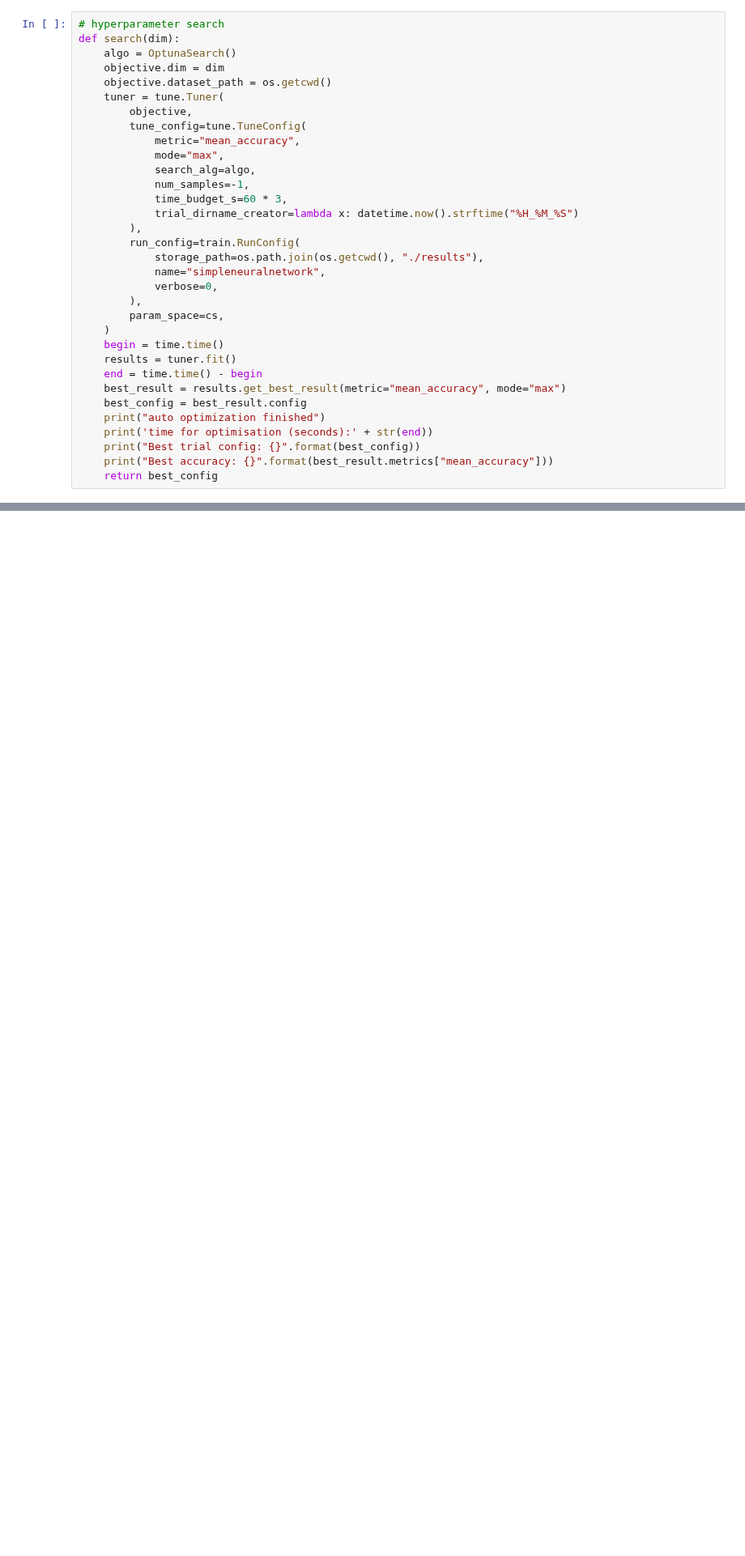
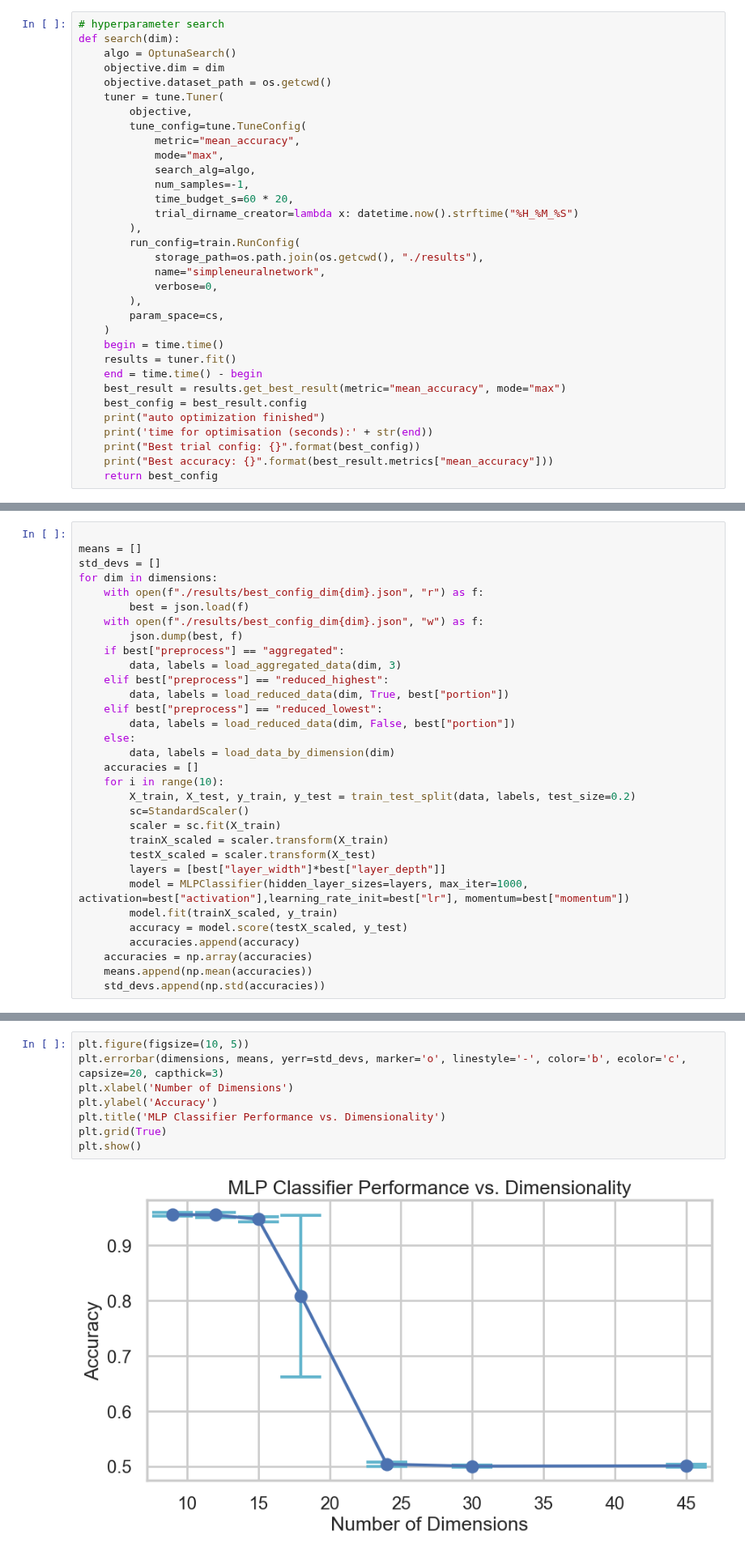
Before and after one commit to Daniel4078/COMP70015-MML-coursework, a Jupyter notebook: SimpleNeuralNetwork.ipynb, the cells around one changed output, grey strips where cells are left out. Shown at 81% size. Drawn from its saved outputs; the diff is of its cells as text; blank space fills up the shorter version.

```diff
--- a/SimpleNeuralNetwork.ipynb
+++ b/SimpleNeuralNetwork.ipynb
@@ -129,7 +129,7 @@ def search(dim):
             mode="max",
             search_alg=algo,
             num_samples=-1,
-            time_budget_s=60 * 3,
+            time_budget_s=60 * 20,
             trial_dirname_creator=lambda x: datetime.now().strftime("%H_%M_%S")
         ),
         run_config=train.RunConfig(
@@ -179,0 +192,32 @@ plt.show()
+# %%
+
+means = []
+std_devs = []
+for dim in dimensions:
+    with open(f"./results/best_config_dim{dim}.json", "r") as f:
+        best = json.load(f)
+    with open(f"./results/best_config_dim{dim}.json", "w") as f:
+        json.dump(best, f)
+    if best["preprocess"] == "aggregated":
+        data, labels = load_aggregated_data(dim, 3)
+    elif best["preprocess"] == "reduced_highest":
+        data, labels = load_reduced_data(dim, True, best["portion"])
+    elif best["preprocess"] == "reduced_lowest":
+        data, labels = load_reduced_data(dim, False, best["portion"])
+    else:
+        data, labels = load_data_by_dimension(dim)
+    accuracies = []
+    for i in range(10):
+        X_train, X_test, y_train, y_test = train_test_split(data, labels, test_size=0.2)
+        sc=StandardScaler()
+        scaler = sc.fit(X_train)
+        trainX_scaled = scaler.transform(X_train)
+        testX_scaled = scaler.transform(X_test)
+        layers = [best["layer_width"]*best["layer_depth"]]
+        model = MLPClassifier(hidden_layer_sizes=layers, max_iter=1000, activation=best["activation"],learning_rate_init=best["lr"], momentum=best["momentum"])
+        model.fit(trainX_scaled, y_train)
+        accuracy = model.score(testX_scaled, y_test)
+        accuracies.append(accuracy)
+    accuracies = np.array(accuracies)
+    means.append(np.mean(accuracies))
+    std_devs.append(np.std(accuracies))
@@ -180,3 +232,13 @@ plt.show()
+# %%
+plt.figure(figsize=(10, 5))
+plt.errorbar(dimensions, means, yerr=std_devs, marker='o', linestyle='-', color='b', ecolor='c', capsize=20, capthick=3)
+plt.xlabel('Number of Dimensions')
+plt.ylabel('Accuracy')
+plt.title('MLP Classifier Performance vs. Dimensionality')
+plt.grid(True)
+plt.show()
+# %% [output]
+[figure, added]
 # %%
 import seaborn as sns
 n = [9, 12, 15, 18, 24, 30, 45]
```
Also changed, not shown: parts of 3 cells of this notebook, 1 other file.
